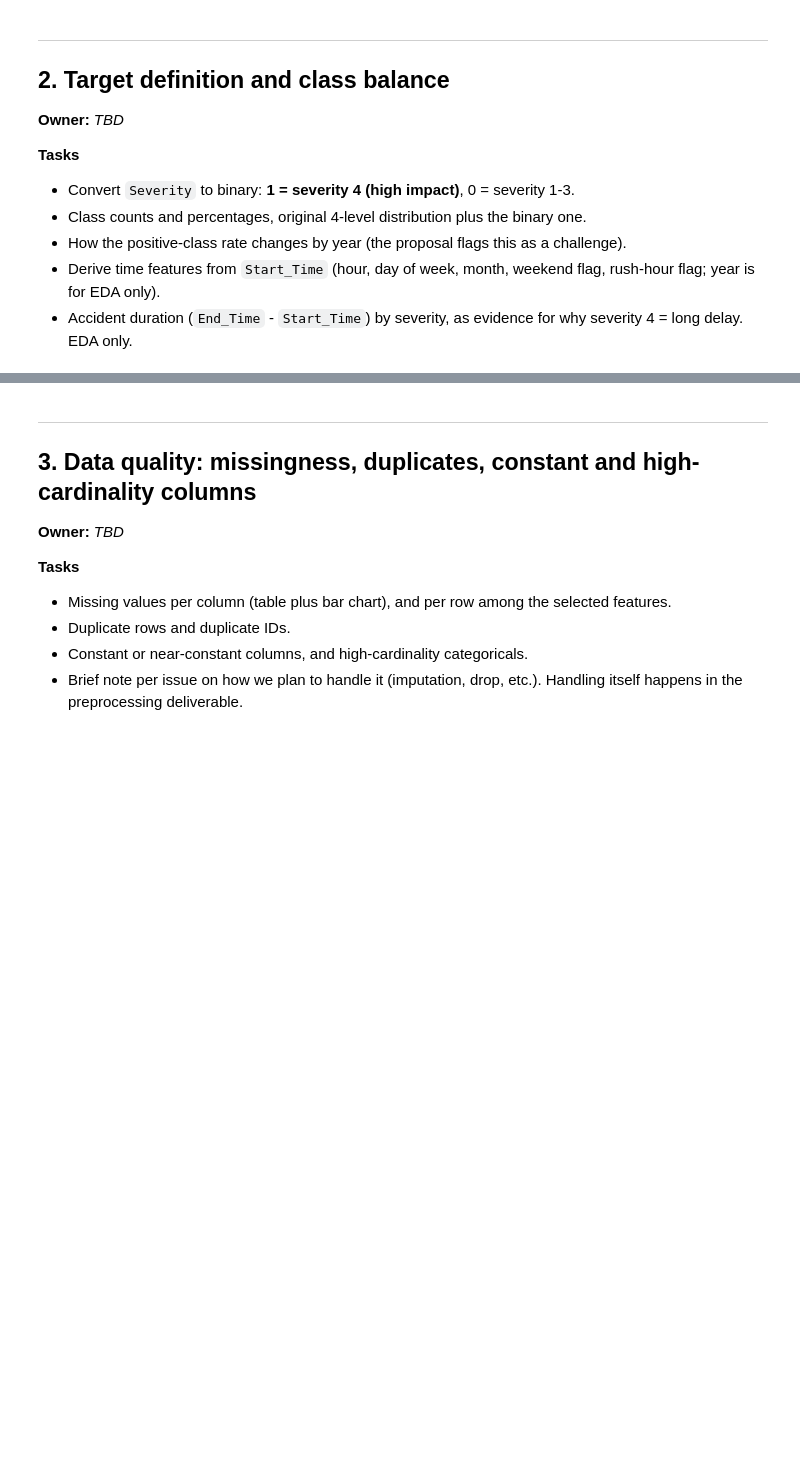
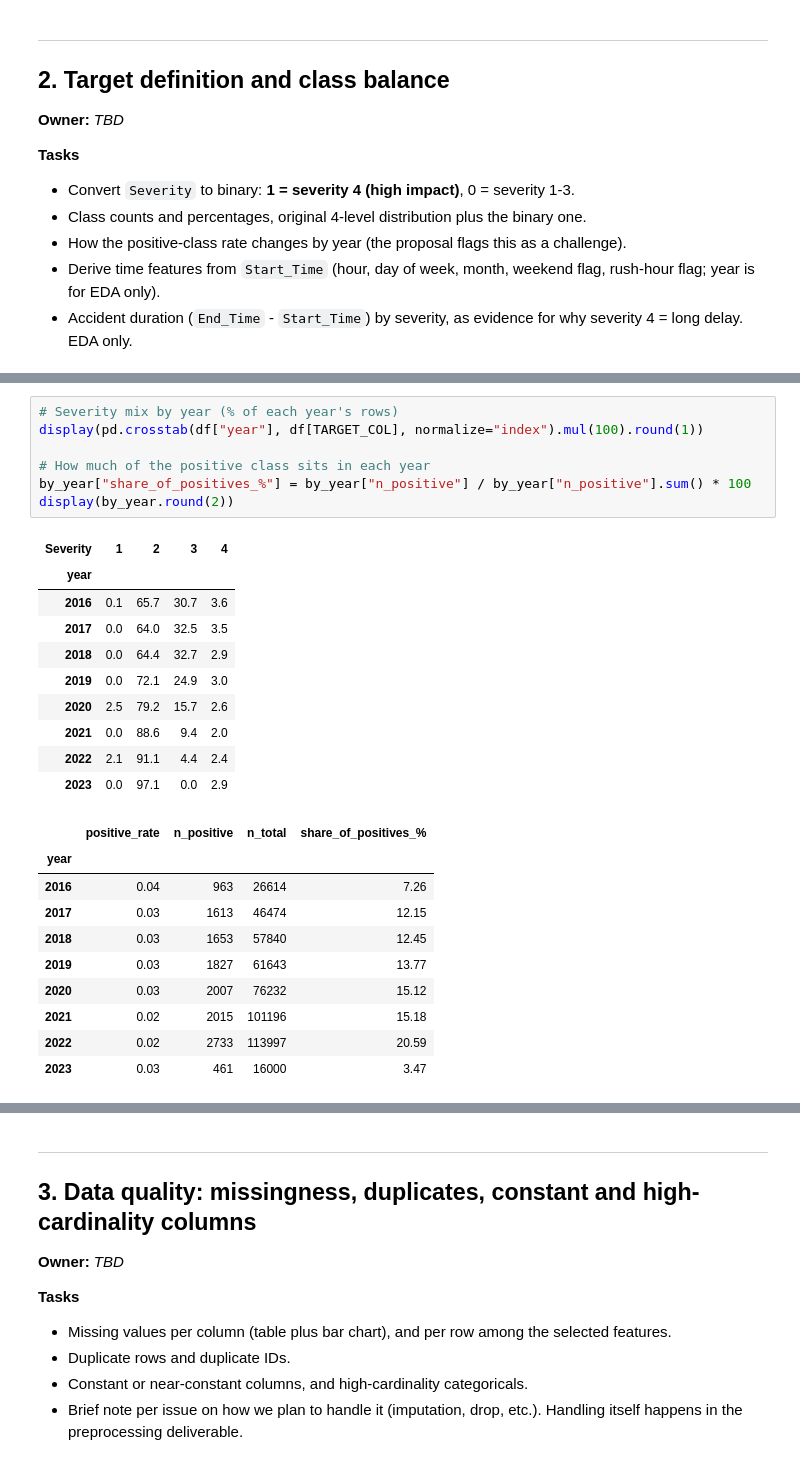
Before and after one commit to RayanMaknojia/Us-accidents---traffic-severity, a Jupyter notebook: EDA_notebook.ipynb, the cells around one changed output, grey strips where cells are left out. Cells and saved outputs as stored; diff of their text form; blank space fills up the shorter version.

```diff
--- a/EDA_notebook.ipynb
+++ b/EDA_notebook.ipynb
@@ -196,3 +423,31 @@ ax.set_ylabel("% severity 4"); ax.set_title("Positive-class rate by year"); plt.
+# %%
+# Severity mix by year (% of each year's rows)
+display(pd.crosstab(df["year"], df[TARGET_COL], normalize="index").mul(100).round(1))
+
+# How much of the positive class sits in each year
+by_year["share_of_positives_%"] = by_year["n_positive"] / by_year["n_positive"].sum() * 100
+display(by_year.round(2))
+# %% [output]
+| Severity | 1 | 2 | 3 | 4 |
+| year |  |  |  |  |
+| 2016 | 0.1 | 65.7 | 30.7 | 3.6 |
+| 2017 | 0.0 | 64.0 | 32.5 | 3.5 |
+| 2018 | 0.0 | 64.4 | 32.7 | 2.9 |
+| 2019 | 0.0 | 72.1 | 24.9 | 3.0 |
+| 2020 | 2.5 | 79.2 | 15.7 | 2.6 |
+| 2021 | 0.0 | 88.6 | 9.4 | 2.0 |
+| 2022 | 2.1 | 91.1 | 4.4 | 2.4 |
+| 2023 | 0.0 | 97.1 | 0.0 | 2.9 |
+|  | positive_rate | n_positive | n_total | share_of_positives_% |
+| year |  |  |  |  |
+| 2016 | 0.04 | 963 | 26614 | 7.26 |
+| 2017 | 0.03 | 1613 | 46474 | 12.15 |
+| 2018 | 0.03 | 1653 | 57840 | 12.45 |
+| 2019 | 0.03 | 1827 | 61643 | 13.77 |
+| 2020 | 0.03 | 2007 | 76232 | 15.12 |
+| 2021 | 0.02 | 2015 | 101196 | 15.18 |
+| 2022 | 0.02 | 2733 | 113997 | 20.59 |
+| 2023 | 0.03 | 461 | 16000 | 3.47 |
 # %%
 # Duration is EDA ONLY: End_Time is not known at report time, so it must not be a model feature.
 df["duration_min"] = (df["End_Time"] - df["Start_Time"]).dt.total_seconds() / 60
```
Also changed, not shown: parts of 36 cells of this notebook.
